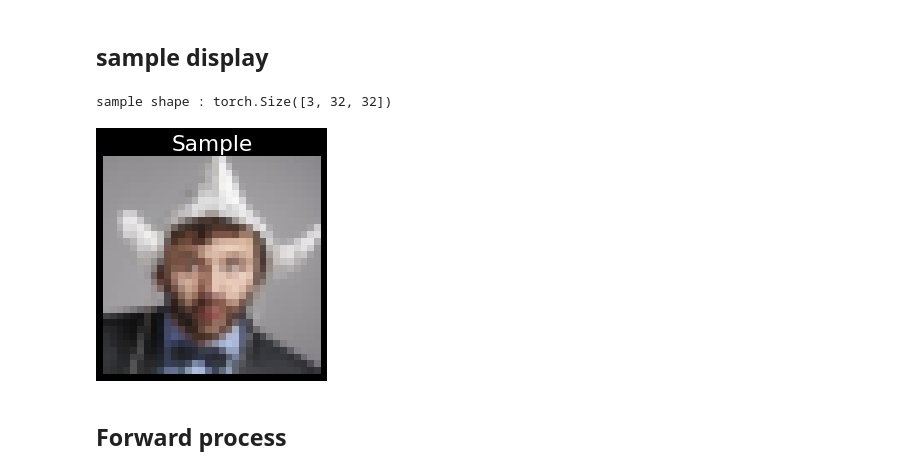
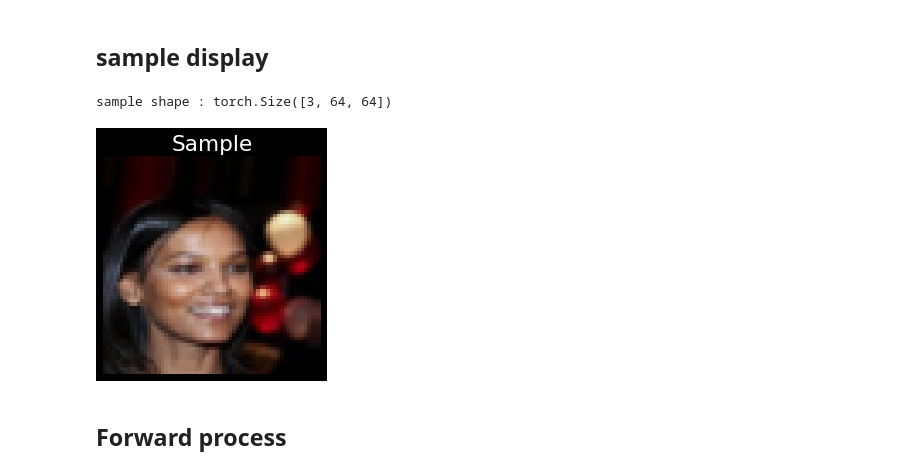
Before and after one commit to hwk0702/keras2torch, a Jupyter notebook: Generative_Deep_Learning/Score_Diffusion/Diffusion/diffusion_CELEBA.ipynb, the cells around one changed output. Saved outputs shown, nothing was run; the diff lists cells and outputs as text; code cells hidden in the pictures.

```diff
--- a/Generative_Deep_Learning/Score_Diffusion/Diffusion/diffusion_CELEBA.ipynb
+++ b/Generative_Deep_Learning/Score_Diffusion/Diffusion/diffusion_CELEBA.ipynb
@@ -52,4 +58,8 @@ c = Configs()
 
 c.data = 'CELEBA'
 c.model = 'unet'
-c.n_epochs = 2_000
+c.img_size = 64
+c.n_epochs = 700_000
+# c.n_epochs = 100_000
+
+seed_everything(c.seed)
@@ -61,10 +94,10 @@ from torchvision.datasets import FashionMNIST, MNIST
 from torchvision import transforms
 # %%
 # Path to the folder where the datasets are/should be downloaded (e.g. MNIST)
-DATASET_PATH = "data"
+DATASET_PATH = "../data"
 # Path to the folder where the pretrained models are saved
 CHECKPOINT_PATH = "saved_models"
-CELEB_A_PATH = "../../annotated_deep_learning_paper_implementations/data/celebA/img_align_celeba"
+CELEB_A_PATH = "../data/celebA/img_align_celeba"
 
 os.makedirs(DATASET_PATH, exist_ok=True)
 os.makedirs(CHECKPOINT_PATH, exist_ok=True)
@@ -83,6 +116,7 @@ class CelebADataset(torch.utils.data.Dataset):
         # Transformations to resize the image and convert to tensor
         self._transform = torchvision.transforms.Compose([
             torchvision.transforms.Resize((image_size, image_size)),
+            torchvision.transforms.RandomHorizontalFlip(p=0.5),
             torchvision.transforms.ToTensor(),
         ])
 
@@ -114,7 +148,7 @@ elif c.data == 'FMNIST':
     test_set = FashionMNIST(root=DATASET_PATH, train=False, transform=transform, download=True)
 
 elif c.data == 'CELEBA':
-    train_dataset = CelebADataset(data_path=CELEB_A_PATH, image_size=32)
+    train_dataset = CelebADataset(data_path=CELEB_A_PATH, image_size=c.img_size)
     num_trains = int(len(os.listdir(CELEB_A_PATH))*.7)
     num_tests  = len(os.listdir(CELEB_A_PATH)) - num_trains
     train_set, test_set = torch.utils.data.random_split(train_dataset, [num_trains, num_tests])
@@ -146,16 +180,16 @@ plt.show()
 # %% [markdown]
 ## sample display
 # %%
-x = train_set[9]
+x = train_set[6]
 print(f'sample shape : {x.shape}')
 plt.imshow(x.permute(1,2,0))
 plt.title(f'Sample')
 
 plt.axis(False)
 plt.show()
 # %% [output]
-sample shape : torch.Size([3, 32, 32])
+sample shape : torch.Size([3, 64, 64])
-[figure, old version]
+[figure, new version]
 # %% [markdown]
 ## Forward process
 # %% [markdown]
```
Also changed, not shown: parts of 35 cells of this notebook, 6 other files.
